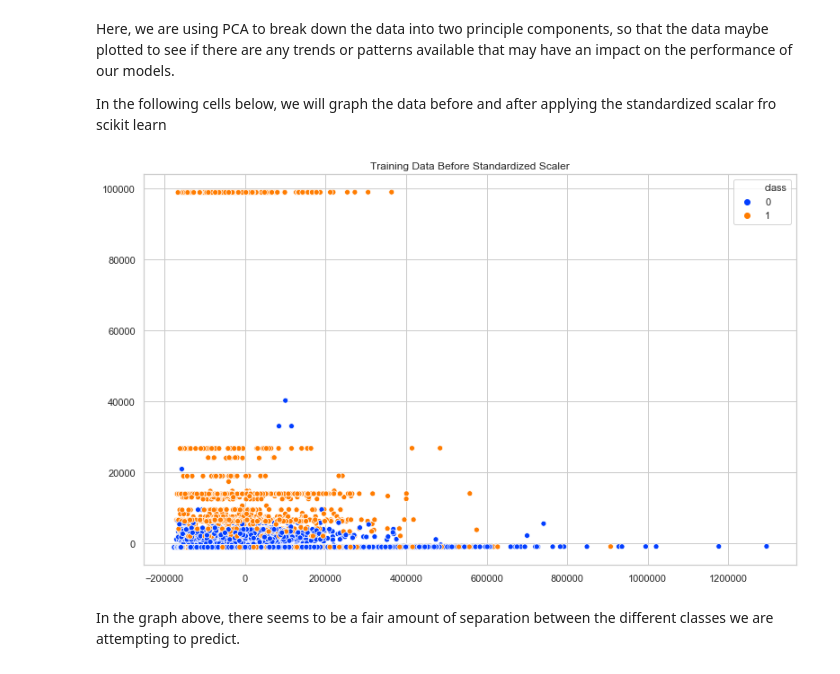
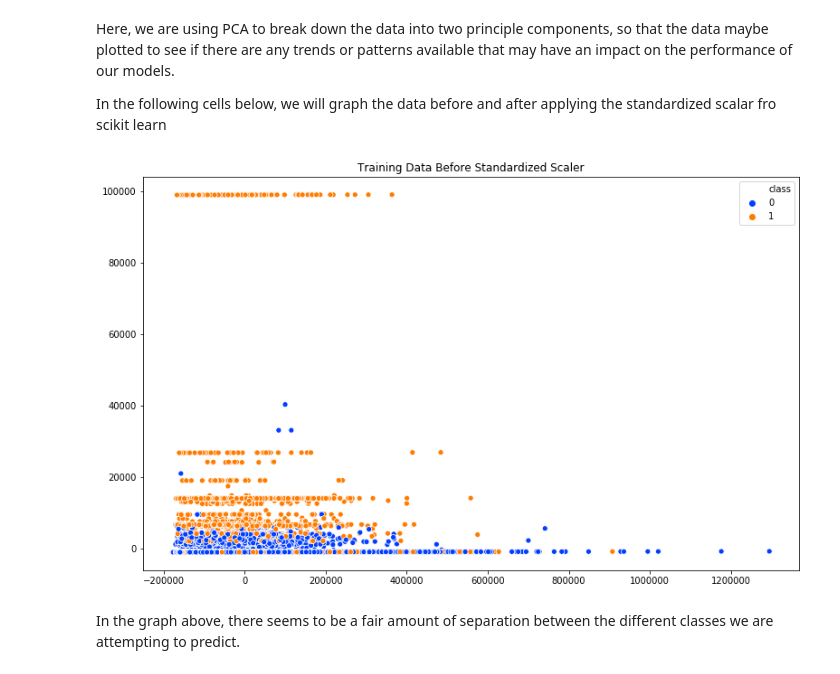
Before and after one commit to rahkeemg/Classification-Modeling, a Jupyter notebook: Classification_Notebook.ipynb, the cells around one changed output. Cells and saved outputs as stored; diff of their text form; code cells hidden in the pictures.

```diff
--- a/Classification_Notebook.ipynb
+++ b/Classification_Notebook.ipynb
@@ -306,18 +306,18 @@ In the following cells below, we will graph the data before and after applying t
 # %%
 ### PCA Plot
 # sns.set(rc={'figure.figsize':(13,8)})
-sns.set(style='whitegrid')
+# sns.set(style='whitegrid')
 
 pca = PCA(n_components=2)
 
 pca_values = pca.fit_transform(x_train)
 
 plt.figure(figsize=(13,8))
 sns.scatterplot(x=pca_values[:,0], y=pca_values[:,1], hue=y_train, palette='bright')
 plt.title('Training Data Before Standardized Scaler')
 plt.show()
 # %% [output]
-[figure, old version]
+[figure, new version]
 # %% [markdown]
 In the graph above, there seems to be a fair amount of separation between the different classes we are attempting to predict.
 # %% [markdown]
```
Also changed, not shown: parts of 32 cells of this notebook, 40 other files.
